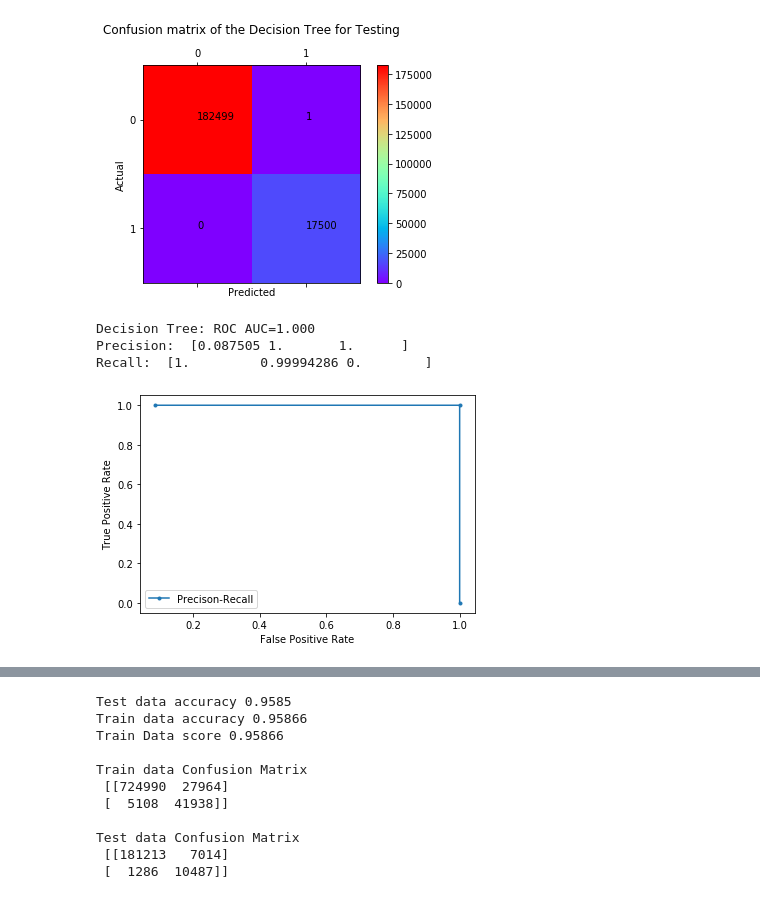
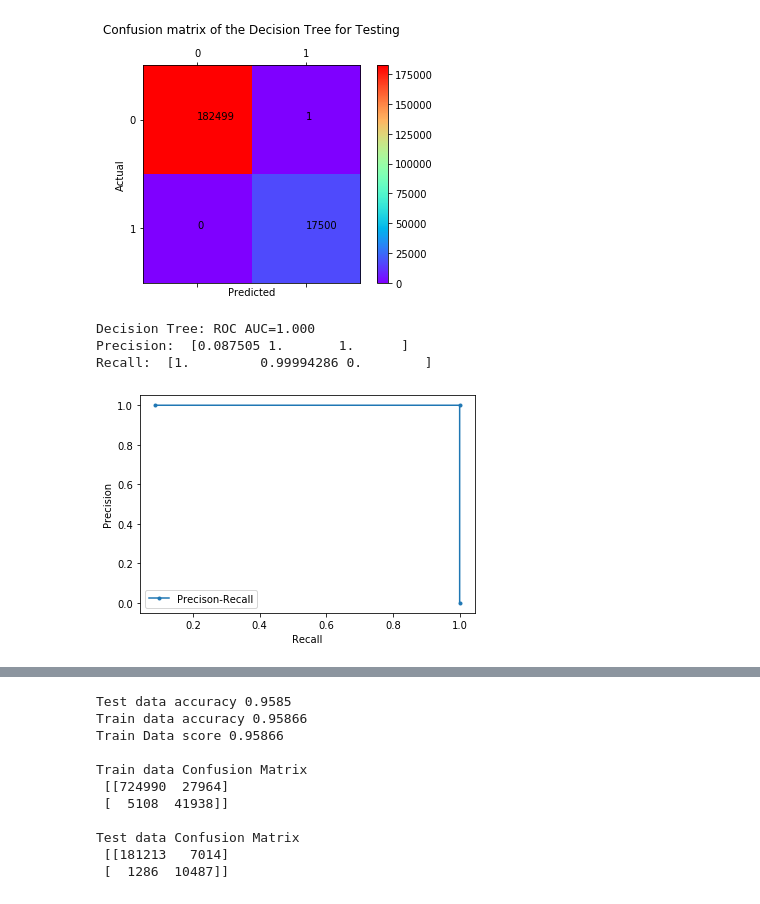
Before and after one commit to Harish521/BITS_DataMining_assignment, a Jupyter notebook: Fraud_Detection.ipynb, the cells around one changed output, grey strips where cells are left out. Drawn from its saved outputs; the diff is of its cells as text; code cells hidden in the pictures.

```diff
--- a/Fraud_Detection.ipynb
+++ b/Fraud_Detection.ipynb
@@ -316,33 +332,33 @@ ns_probs = [0 for _ in range(len(y_test))]
 lr_probs = dtmodel.predict_proba(x_test)
 # keep probabilities for the positive outcome only
 lr_probs = lr_probs[:, 1]
 # calculate scores
 ns_auc = roc_auc_score(y_test, ns_probs)
 lr_auc = roc_auc_score(y_test, lr_probs)
 # summarize scores
 #print('No Skill: ROC AUC=%.3f' % (ns_auc))
 print('Decision Tree: ROC AUC=%.3f' % (lr_auc))
 # calculate Precison Recall curves
 ns_fpr, ns_tpr, _ = roc_curve(y_test, ns_probs)
 lr_fpr, lr_tpr, _ = roc_curve(y_test, lr_probs)
 Precision, Recall, _ = precision_recall_curve(y_test, lr_probs)
 
 print("Precision: ", Precision)
 print("Recall: ", Recall)
 
 # plot the roc curve for the model
 #plt.plot(ns_fpr, ns_tpr, linestyle='--', label='No Skill')
 #plt.plot(lr_fpr, lr_tpr, marker='.', label='ROC')
 plt.plot(Precision, Recall, marker='.', label='Precison-Recall')
 # axis labels
-plt.xlabel('False Positive Rate')
-plt.ylabel('True Positive Rate')
+plt.xlabel('Recall')
+plt.ylabel('Precision')
 # show the legend
 plt.legend()
 # show the plot
 plt.show()
 # %% [output]
 Decision Tree: ROC AUC=1.000
 Precision:  [0.087505 1.       1.      ]
 Recall:  [1.         0.99994286 0.        ]
-[figure, old version]
+[figure, new version]
```
Also changed, not shown: parts of 21 cells of this notebook.
